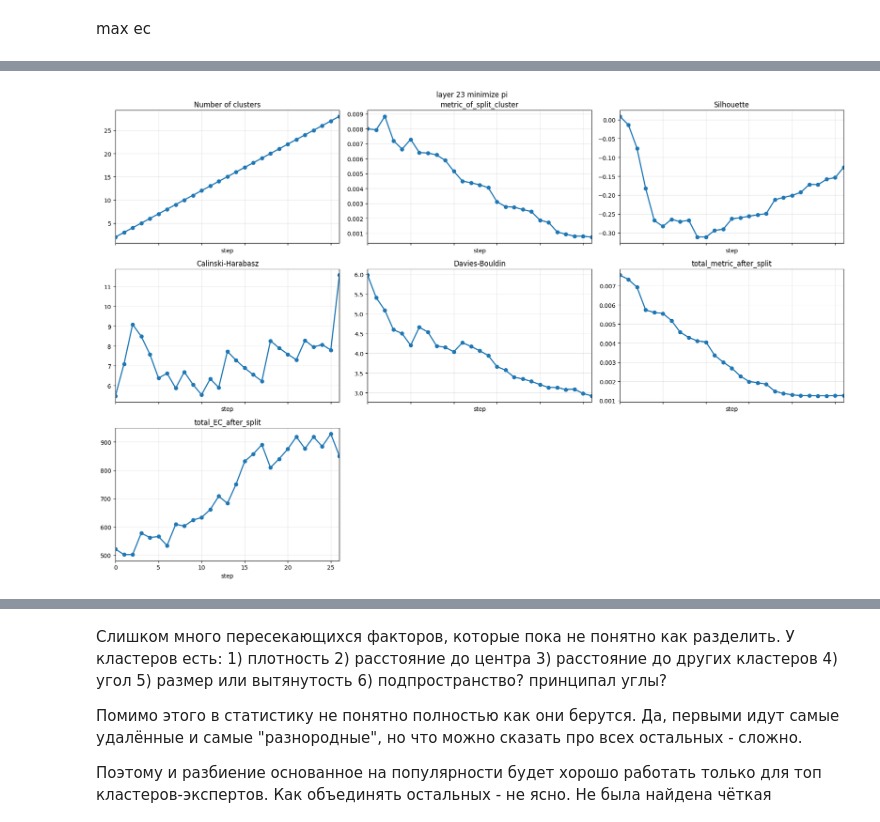
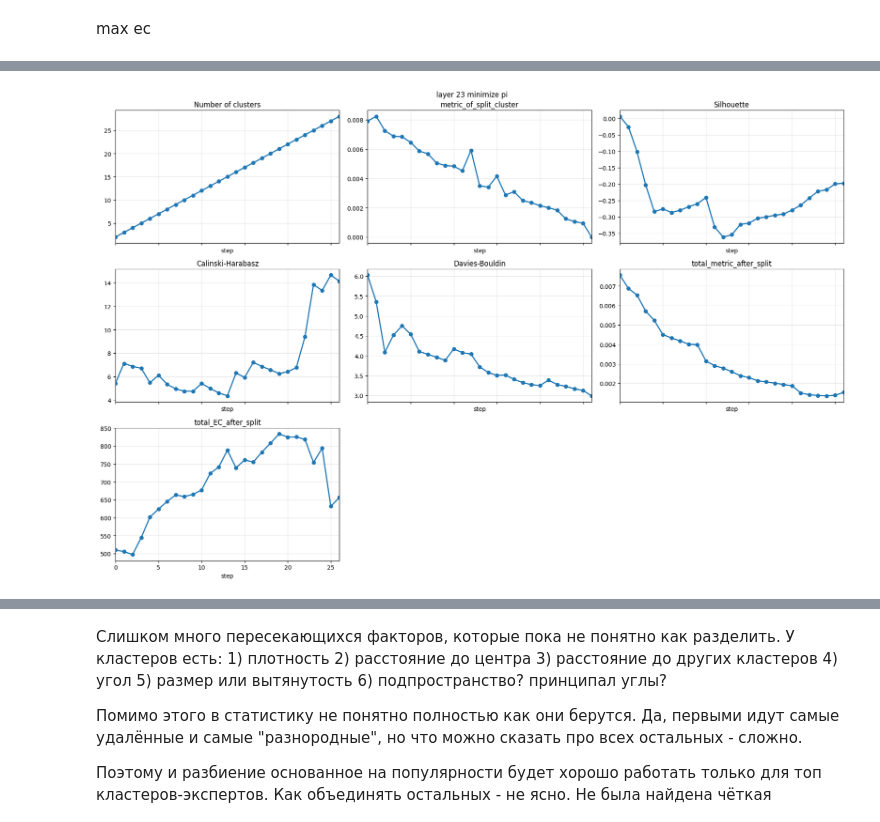
Before and after one commit to CTLab-ITMO/MoE_Optimization, a Jupyter notebook: PI_EC/check_activations_of_clusters.ipynb, the cells around one changed output, grey strips where cells are left out. Cells and saved outputs as stored; diff of their text form; code cells hidden in the pictures.

```diff
--- a/PI_EC/check_activations_of_clusters.ipynb
+++ b/PI_EC/check_activations_of_clusters.ipynb
@@ -582,7 +579,7 @@ import torch
 #model, tokenizer = get_qwen(...)
 
 MODEL = "Qwen/Qwen1.5-MoE-A2.7B"
-DEVICE_MAP = {"": "cuda:2"}
+DEVICE_MAP = {"": "cuda:0"}
 
 quantization_config = BitsAndBytesConfig(
     load_in_4bit=True,
@@ -717,7 +754,7 @@ gate_activations = name2activations.items().__iter__().__next__()[1]
 target_layer = layers[23]
 gate_PI_matrix = ExpertLoggerDataConverter.compute_PI_matrix(model.num_experts,
                                                              gate_activations,
-                                                             k = target_layer.gate.top_k)
+                                                             k = target_layer.moe.top_k)
 clusters, history = ExpertMatcher.find_by_dividive_clustering(gate_PI_matrix,
                                                         maximize_metric=True,
                                                         log_history=True)
@@ -1204,30 +1241,30 @@ evaluate_clustering_metrics(all_embeddings_layer_23[all_embeddings_layer_23['lay
 # %%
 name2activations = clusterer._get_activations_from_gate([layers[23]])
 gate_activations = name2activations.items().__iter__().__next__()[1]
 target_layer = layers[23]
 gate_PI_matrix = ExpertLoggerDataConverter.compute_PI_matrix(model.num_experts,
                                                              gate_activations,
-                                                             k = target_layer.gate.top_k)
+                                                             k = target_layer.moe.top_k)
 gate_EC_matrix = ExpertLoggerDataConverter.compute_EC_matrix(model.num_experts,
                                                              gate_activations,
-                                                             k = target_layer.gate.top_k)
+                                                             k = target_layer.moe.top_k)
 clusters, history = ExpertMatcher.find_by_dividive_clustering(gate_PI_matrix,
                                                         maximize_metric=False,
                                                         log_history=True,
                                                         other_matrices_for_stats={
                                                             'EC': gate_EC_matrix
                                                         })
 
 
 layer_id = 23
 layer_mask = embeddings["layer"].eq(layer_id)
 X_layer = embs_only_full.loc[layer_mask].to_numpy(dtype=np.float64)
 row_experts = embeddings.loc[layer_mask, "expert"].to_numpy()
 
 history_df_23 = build_history_metrics_df(history, X_layer, row_experts)
 plot_history_metrics(history_df_23, 'layer 23 minimize pi')
 # %% [output]
-[figure, old version]
+[figure, new version]
 # %%
 evaluate_clustering_metrics(embs_only_full[embeddings['layer'] == 0].to_numpy(dtype=np.float64), embeddings[embeddings['layer'] == 0]['expert'])
 # %% [output]
```
Also changed, not shown: parts of 93 cells of this notebook, 12 other files.
